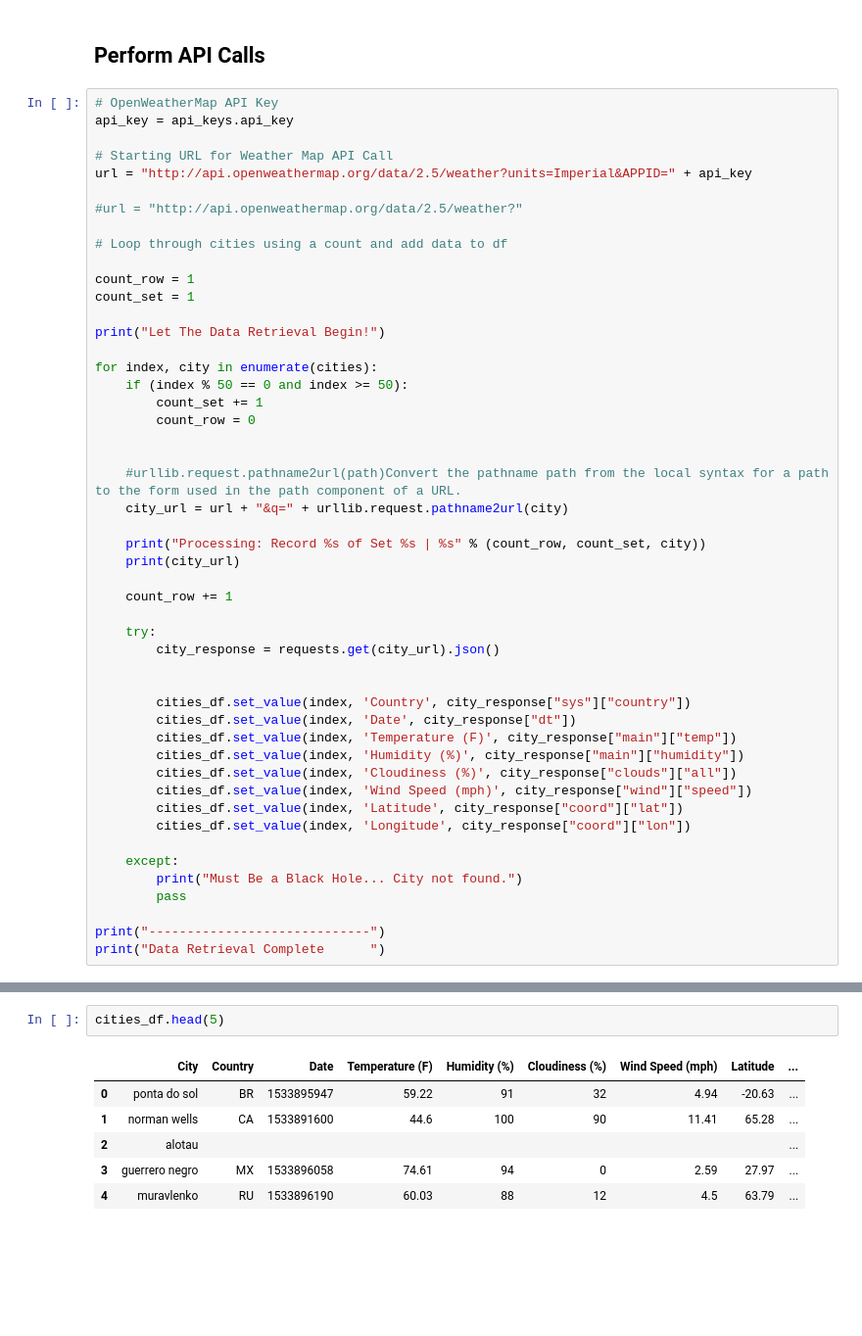
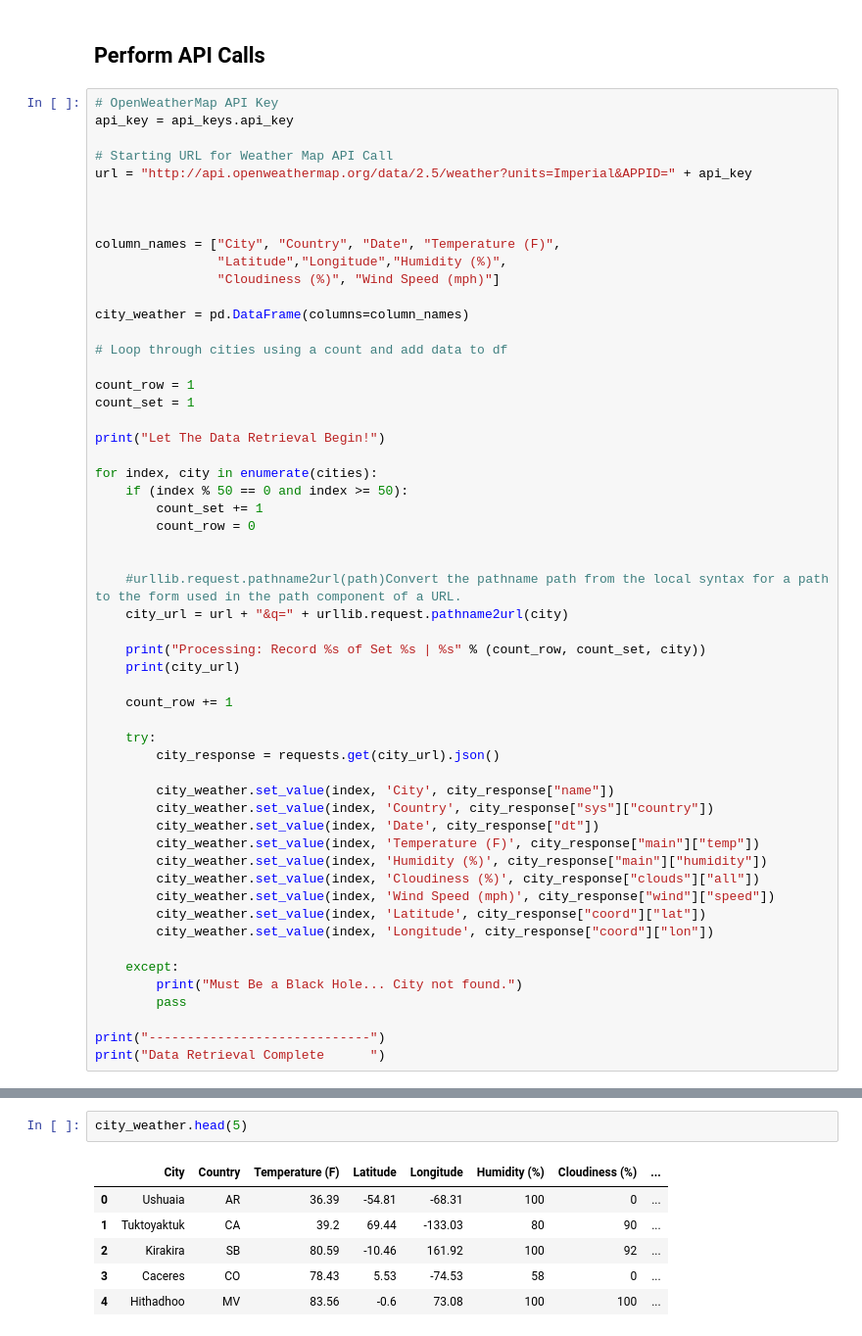
Before and after one commit to alihumes/Werk_it, a Jupyter notebook: HW6-Weather/WeatherPy.ipynb, the cells around one changed output, grey strips where cells are left out. Shown at 98% size. Drawn from its saved outputs; the diff is of its cells as text; blank space fills up the shorter version.

```diff
--- a/HW6-Weather/WeatherPy.ipynb
+++ b/HW6-Weather/WeatherPy.ipynb
@@ -104,7 +97,13 @@ api_key = api_keys.api_key
 # Starting URL for Weather Map API Call
 url = "http://api.openweathermap.org/data/2.5/weather?units=Imperial&APPID=" + api_key
 
-#url = "http://api.openweathermap.org/data/2.5/weather?"
+
+
+column_names = ["City", "Country", "Date", "Temperature (F)",
+                "Latitude","Longitude","Humidity (%)",
+                "Cloudiness (%)", "Wind Speed (mph)"]
+
+city_weather = pd.DataFrame(columns=column_names)
 
 # Loop through cities using a count and add data to df
 
@@ -130,15 +129,15 @@ for index, city in enumerate(cities):
     try:
         city_response = requests.get(city_url).json()
 
-
-        cities_df.set_value(index, 'Country', city_response["sys"]["country"])
-        cities_df.set_value(index, 'Date', city_response["dt"])
-        cities_df.set_value(index, 'Temperature (F)', city_response["main"]["temp"])
-        cities_df.set_value(index, 'Humidity (%)', city_response["main"]["humidity"])
-        cities_df.set_value(index, 'Cloudiness (%)', city_response["clouds"]["all"])
-        cities_df.set_value(index, 'Wind Speed (mph)', city_response["wind"]["speed"])
-        cities_df.set_value(index, 'Latitude', city_response["coord"]["lat"])
-        cities_df.set_value(index, 'Longitude', city_response["coord"]["lon"])
+        city_weather.set_value(index, 'City', city_response["name"])
+        city_weather.set_value(index, 'Country', city_response["sys"]["country"])
+        city_weather.set_value(index, 'Date', city_response["dt"])
+        city_weather.set_value(index, 'Temperature (F)', city_response["main"]["temp"])
+        city_weather.set_value(index, 'Humidity (%)', city_response["main"]["humidity"])
+        city_weather.set_value(index, 'Cloudiness (%)', city_response["clouds"]["all"])
+        city_weather.set_value(index, 'Wind Speed (mph)', city_response["wind"]["speed"])
+        city_weather.set_value(index, 'Latitude', city_response["coord"]["lat"])
+        city_weather.set_value(index, 'Longitude', city_response["coord"]["lon"])
 
     except:
         print("Must Be a Black Hole... City not found.")
@@ -184,11 +187,11 @@ Longitude           632
 dtype: int64
 # %%
-cities_df.head(5)
+city_weather.head(5)
 # %% [output]
-|  | City | Country | Date | Temperature (F) | Humidity (%) | Cloudiness (%) | Wind Speed (mph) | Latitude | ... |
-| 0 | ponta do sol | BR | 1533895947 | 59.22 | 91 | 32 | 4.94 | -20.63 | ... |
-| 1 | norman wells | CA | 1533891600 | 44.6 | 100 | 90 | 11.41 | 65.28 | ... |
-| 2 | alotau |  |  |  |  |  |  |  | ... |
-| 3 | guerrero negro | MX | 1533896058 | 74.61 | 94 | 0 | 2.59 | 27.97 | ... |
-| 4 | muravlenko | RU | 1533896190 | 60.03 | 88 | 12 | 4.5 | 63.79 | ... |
+|  | City | Country | Temperature (F) | Latitude | Longitude | Humidity (%) | Cloudiness (%) | ... |
+| 0 | Ushuaia | AR | 36.39 | -54.81 | -68.31 | 100 | 0 | ... |
+| 1 | Tuktoyaktuk | CA | 39.2 | 69.44 | -133.03 | 80 | 90 | ... |
+| 2 | Kirakira | SB | 80.59 | -10.46 | 161.92 | 100 | 92 | ... |
+| 3 | Caceres | CO | 78.43 | 5.53 | -74.53 | 58 | 0 | ... |
+| 4 | Hithadhoo | MV | 83.56 | -0.6 | 73.08 | 100 | 100 | ... |
 # %%
```
Also changed, not shown: parts of 12 cells of this notebook, 4 other files.
